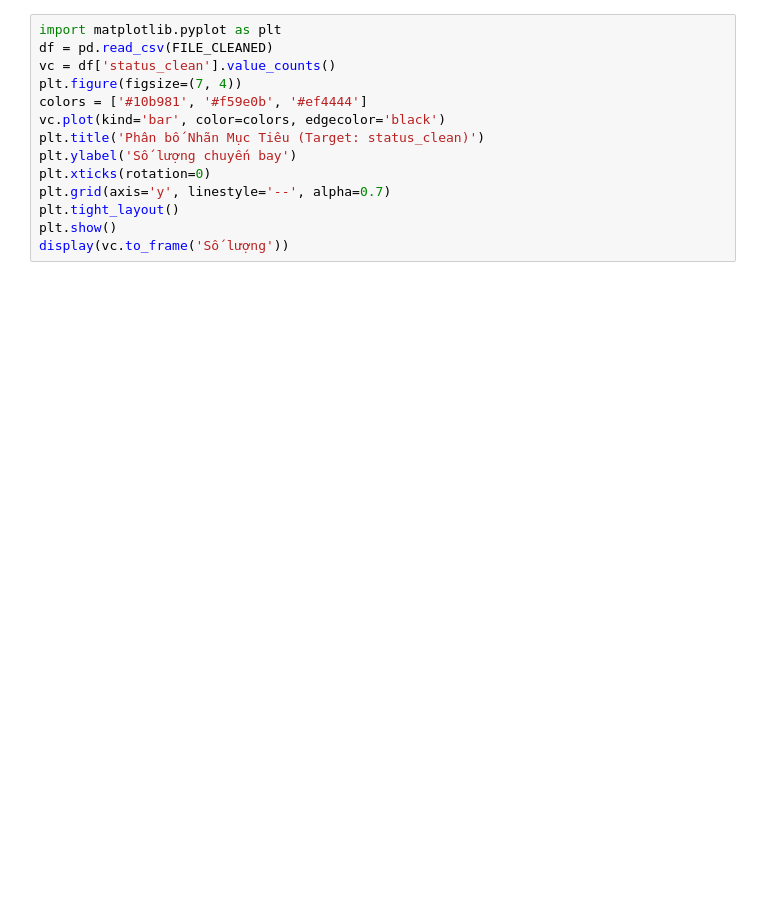
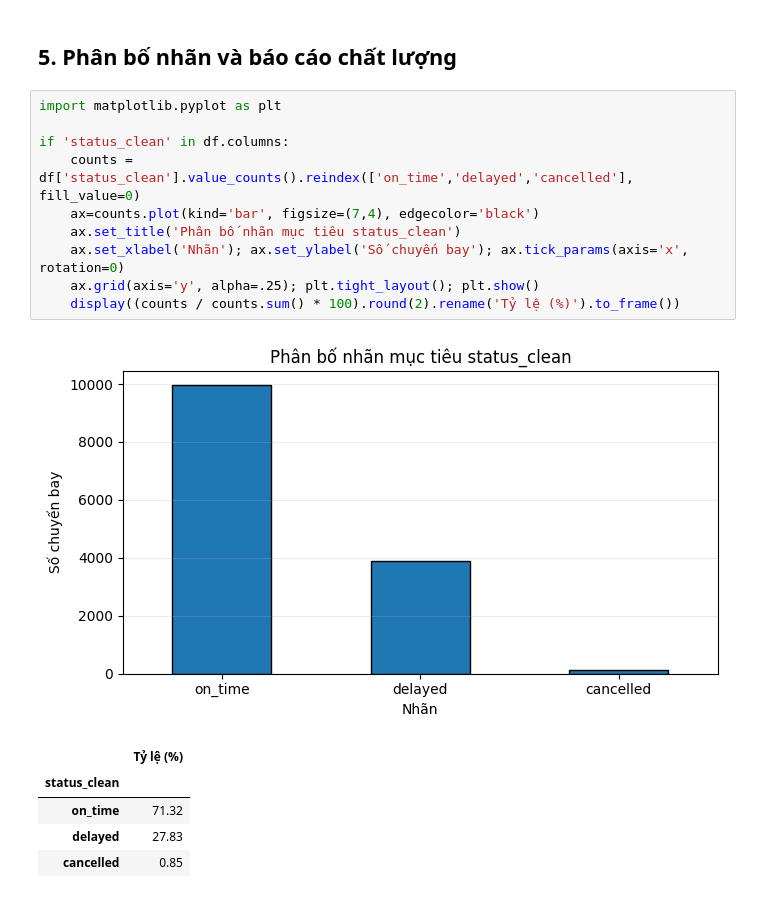
Before and after one commit to nadweb/datamining_nhom8, a Jupyter notebook: notebooks/02_member2_data_transformation.ipynb, the cells around one changed output. Cells and saved outputs as stored; diff of their text form; blank space fills up the shorter version.

```diff
--- a/notebooks/02_member2_data_transformation.ipynb
+++ b/notebooks/02_member2_data_transformation.ipynb
@@ -32,14 +177,19 @@ print('Thuật toán tính độ trễ nửa đêm hoàn toàn chính xác!')
+# %% [markdown]
+## 5. Phân bố nhãn và báo cáo chất lượng
 # %%
 import matplotlib.pyplot as plt
-df = pd.read_csv(FILE_CLEANED)
-vc = df['status_clean'].value_counts()
-plt.figure(figsize=(7, 4))
-colors = ['#10b981', '#f59e0b', '#ef4444']
-vc.plot(kind='bar', color=colors, edgecolor='black')
-plt.title('Phân bố Nhãn Mục Tiêu (Target: status_clean)')
-plt.ylabel('Số lượng chuyến bay')
-plt.xticks(rotation=0)
-plt.grid(axis='y', linestyle='--', alpha=0.7)
-plt.tight_layout()
-plt.show()
-display(vc.to_frame('Số lượng'))
+
+if 'status_clean' in df.columns:
+    counts = df['status_clean'].value_counts().reindex(['on_time','delayed','cancelled'], fill_value=0)
+    ax=counts.plot(kind='bar', figsize=(7,4), edgecolor='black')
+    ax.set_title('Phân bố nhãn mục tiêu status_clean')
+    ax.set_xlabel('Nhãn'); ax.set_ylabel('Số chuyến bay'); ax.tick_params(axis='x', rotation=0)
+    ax.grid(axis='y', alpha=.25); plt.tight_layout(); plt.show()
+    display((counts / counts.sum() * 100).round(2).rename('Tỷ lệ (%)').to_frame())
+# %% [output]
+[figure, added]
+|  | Tỷ lệ (%) |
+| status_clean |  |
+| on_time | 71.32 |
+| delayed | 27.83 |
+| cancelled | 0.85 |
```
Also changed, not shown: parts of 16 cells of this notebook, 1 other file.
